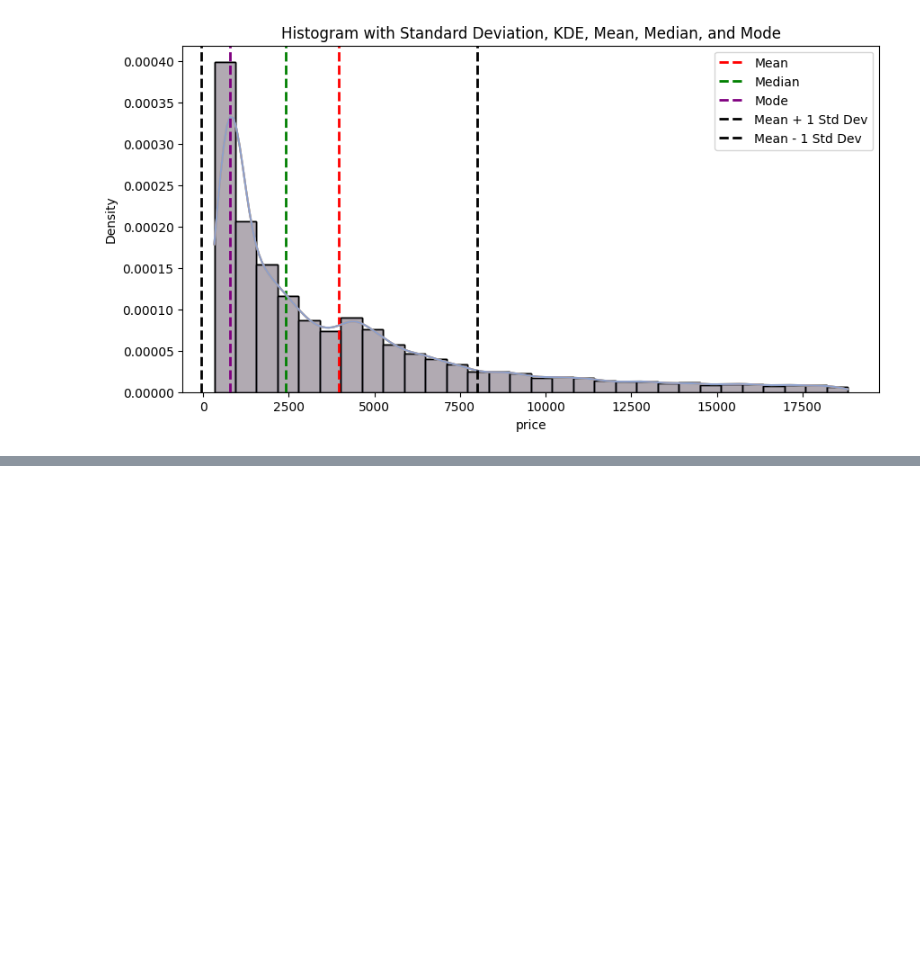
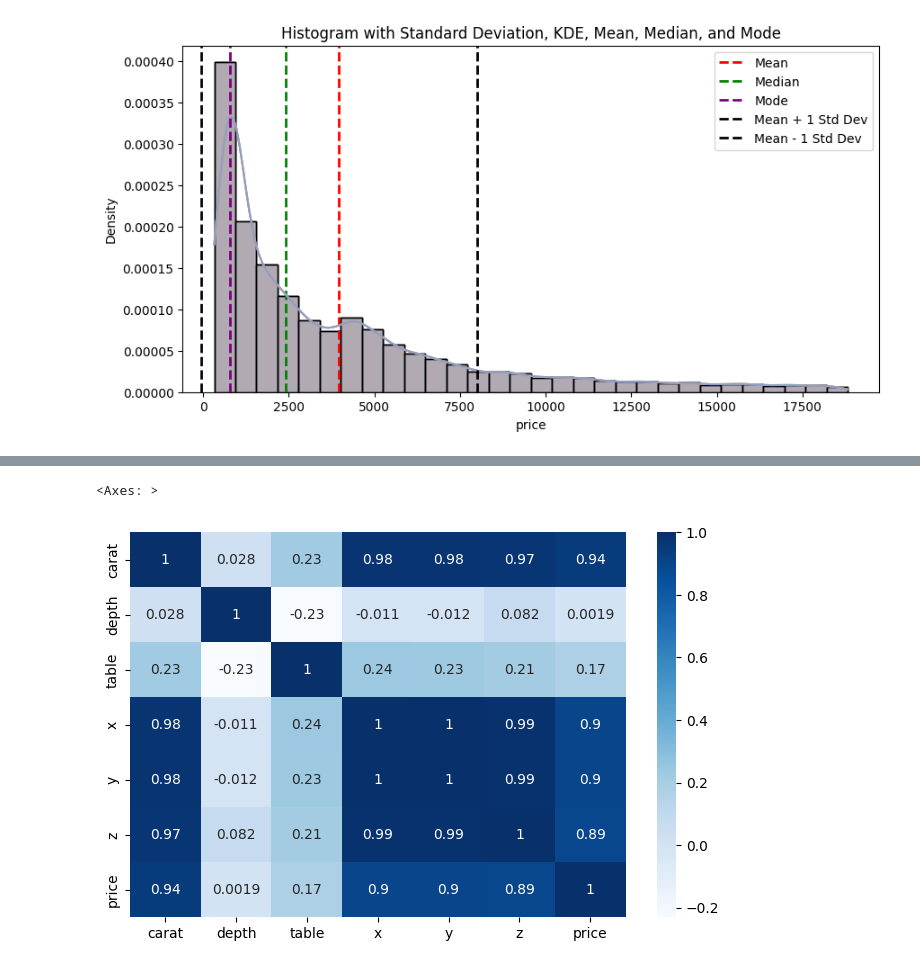
Before and after one commit to rashmiKumari03/_FSDSM_SelfLearned_RashmiKumari, a Jupyter notebook: MACHINE_LEARNING/01.End_to_End_setup_and_MLproject/02.Implementation_Of_EDA&FE_in_JupyterNB/notebooks/eda.ipynb, the cells around one changed output, grey strips where cells are left out. Cells and saved outputs as stored; diff of their text form; code cells hidden in the pictures; blank space fills up the shorter version.

```diff
--- a/MACHINE_LEARNING/01.End_to_End_setup_and_MLproject/02.Implementation_Of_EDA&FE_in_JupyterNB/notebooks/eda.ipynb
+++ b/MACHINE_LEARNING/01.End_to_End_setup_and_MLproject/02.Implementation_Of_EDA&FE_in_JupyterNB/notebooks/eda.ipynb
@@ -1781,0 +1791,5 @@ Median: 2401.0
+# %%
+import seaborn as sns
+
+num_corr=data[numerical_feature].corr()
+num_corr
@@ -1781,0 +1805,6 @@ Median: 2401.0
+# %%
+plt.figure(figsize=(8,5))
+sns.heatmap(num_corr,annot=True,cmap="Blues")
+# %% [output]
+<Axes: >
+[figure, added]
```
Also changed, not shown: parts of 17 cells of this notebook, 1 other file.
